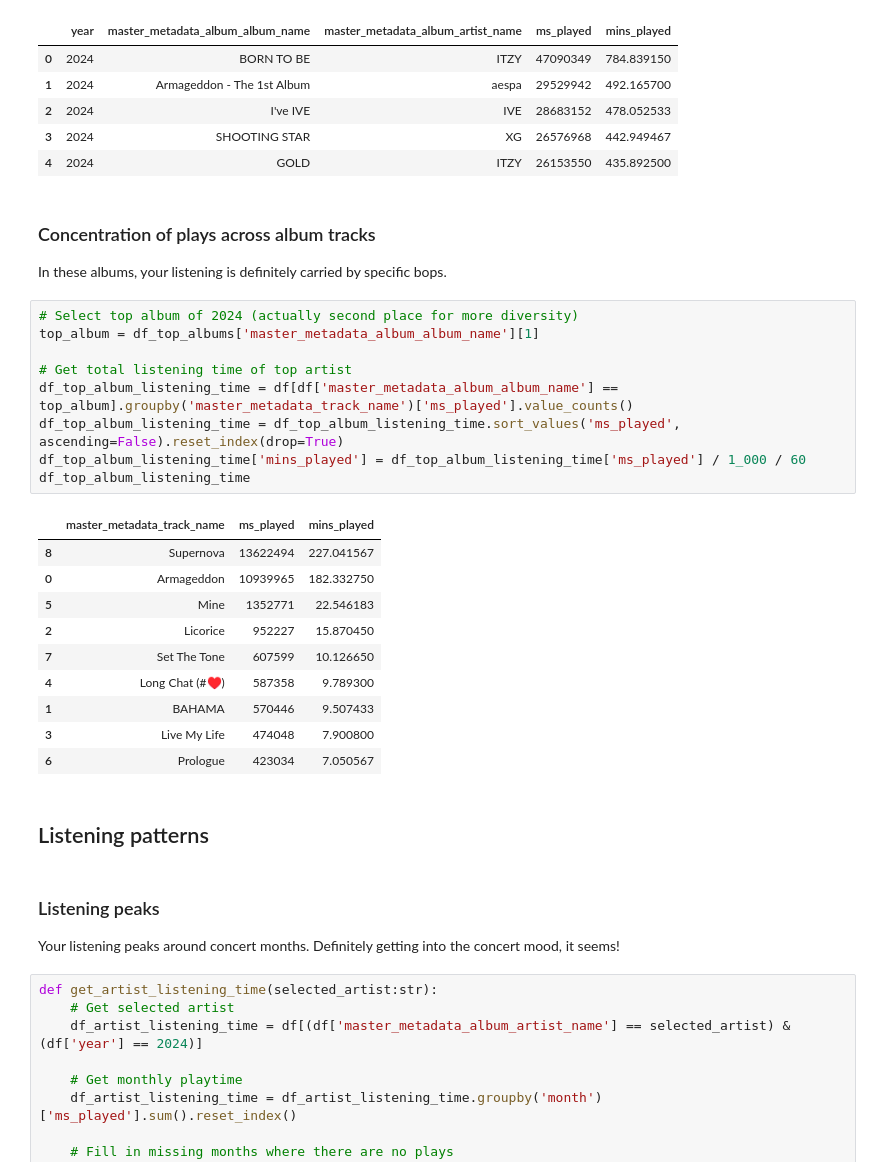
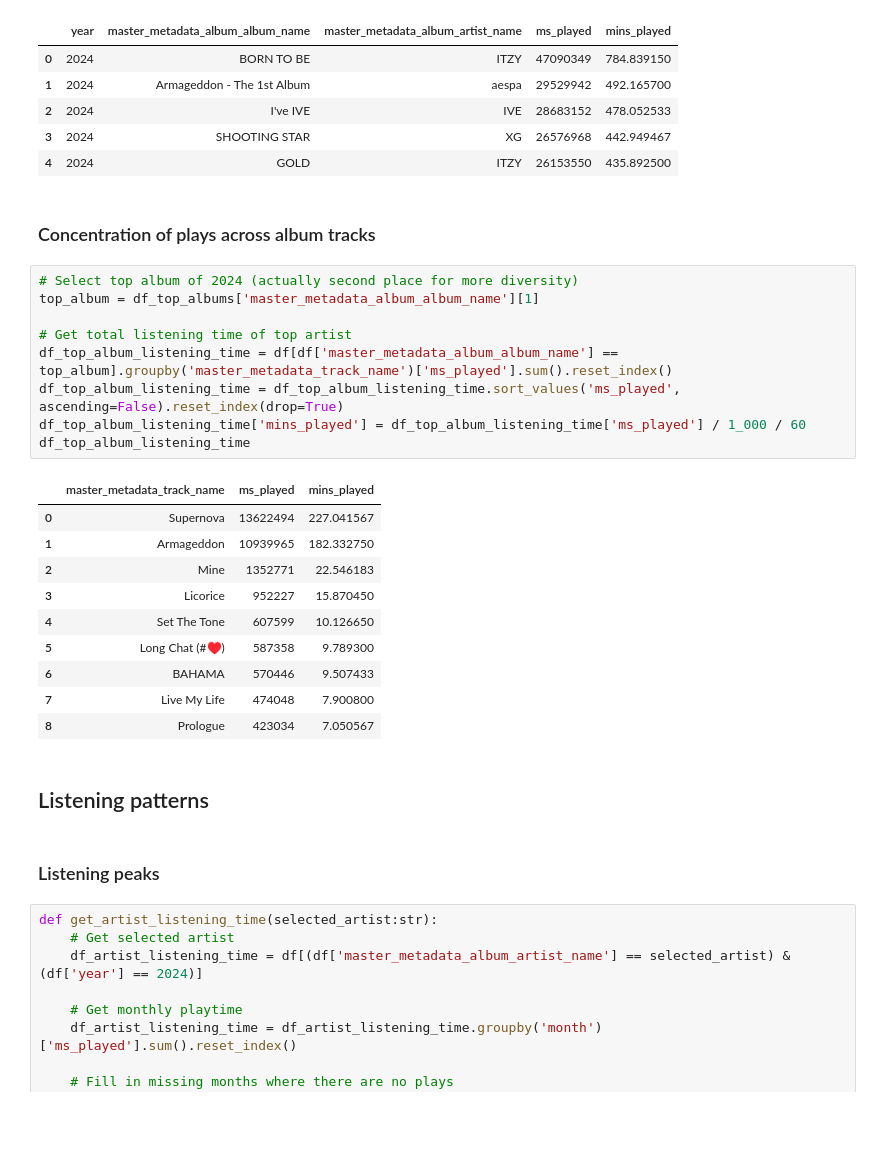
Before and after one commit to kaiwei-tan/maven_music_challenge, a Jupyter notebook: 2_aggregate_data.ipynb, the cells around one changed output. Saved outputs shown, nothing was run; the diff lists cells and outputs as text; blank space fills up the shorter version.

```diff
--- a/2_aggregate_data.ipynb
+++ b/2_aggregate_data.ipynb
@@ -267,32 +256,30 @@ df_top_albums
 | 4 | 2024 | GOLD | ITZY | 26153550 | 435.892500 |
 # %% [markdown]
 ### Concentration of plays across album tracks
-In these albums, your listening is definitely carried by specific bops.
 # %%
 # Select top album of 2024 (actually second place for more diversity)
 top_album = df_top_albums['master_metadata_album_album_name'][1]
 
 # Get total listening time of top artist
-df_top_album_listening_time = df[df['master_metadata_album_album_name'] == top_album].groupby('master_metadata_track_name')['ms_played'].value_counts()
+df_top_album_listening_time = df[df['master_metadata_album_album_name'] == top_album].groupby('master_metadata_track_name')['ms_played'].sum().reset_index()
 df_top_album_listening_time = df_top_album_listening_time.sort_values('ms_played', ascending=False).reset_index(drop=True)
 df_top_album_listening_time['mins_played'] = df_top_album_listening_time['ms_played'] / 1_000 / 60
 df_top_album_listening_time
 # %% [output]
 |  | master_metadata_track_name | ms_played | mins_played |
-| 8 | Supernova | 13622494 | 227.041567 |
-| 0 | Armageddon | 10939965 | 182.332750 |
-| 5 | Mine | 1352771 | 22.546183 |
-| 2 | Licorice | 952227 | 15.870450 |
-| 7 | Set The Tone | 607599 | 10.126650 |
-| 4 | Long Chat (#♥) | 587358 | 9.789300 |
-| 1 | BAHAMA | 570446 | 9.507433 |
-| 3 | Live My Life | 474048 | 7.900800 |
-| 6 | Prologue | 423034 | 7.050567 |
+| 0 | Supernova | 13622494 | 227.041567 |
+| 1 | Armageddon | 10939965 | 182.332750 |
+| 2 | Mine | 1352771 | 22.546183 |
+| 3 | Licorice | 952227 | 15.870450 |
+| 4 | Set The Tone | 607599 | 10.126650 |
+| 5 | Long Chat (#♥) | 587358 | 9.789300 |
+| 6 | BAHAMA | 570446 | 9.507433 |
+| 7 | Live My Life | 474048 | 7.900800 |
+| 8 | Prologue | 423034 | 7.050567 |
 # %% [markdown]
 ## Listening patterns
-# %% [markdown]
-### Listening peaks
-Your listening peaks around concert months. Definitely getting into the concert mood, it seems!
+# %% [markdown]
+### Listening peaks
 # %%
 def get_artist_listening_time(selected_artist:str):
     # Get selected artist
```
Also changed, not shown: parts of 23 cells of this notebook, 1 other file.
